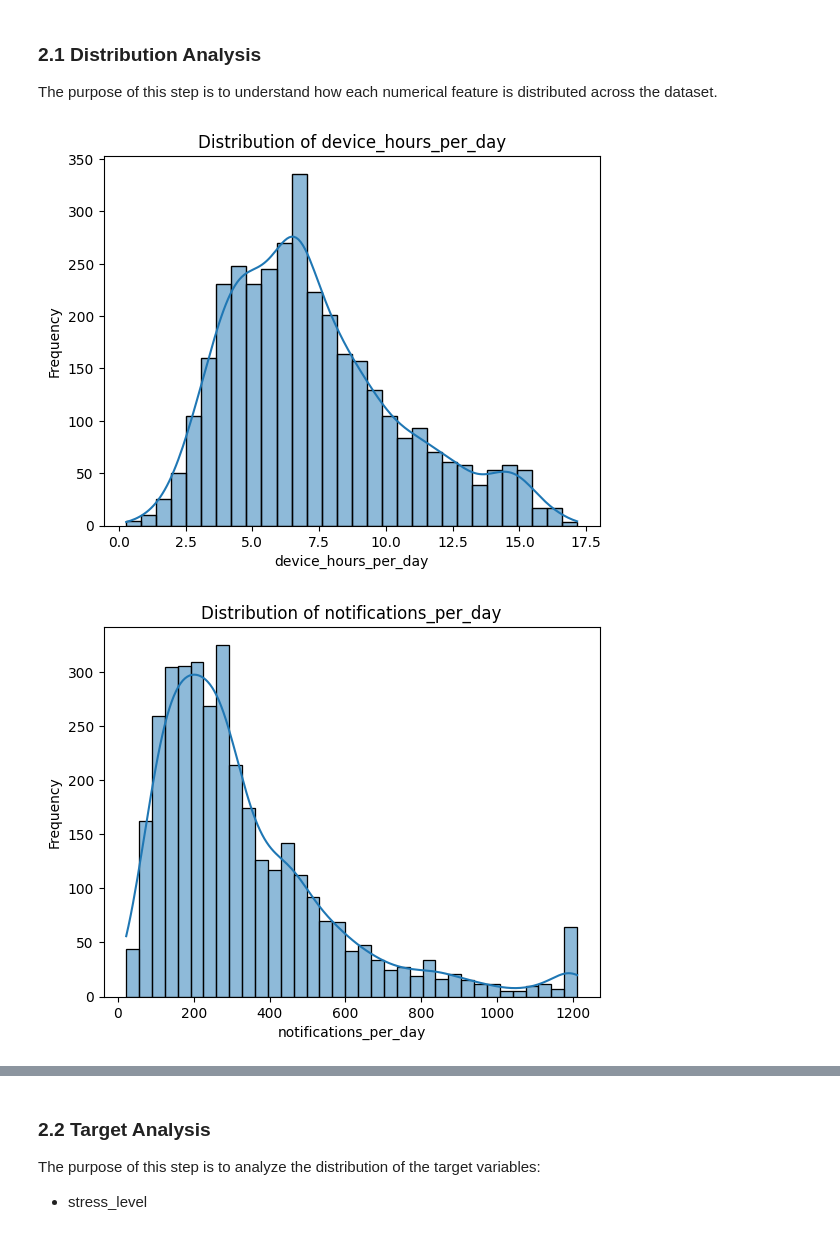
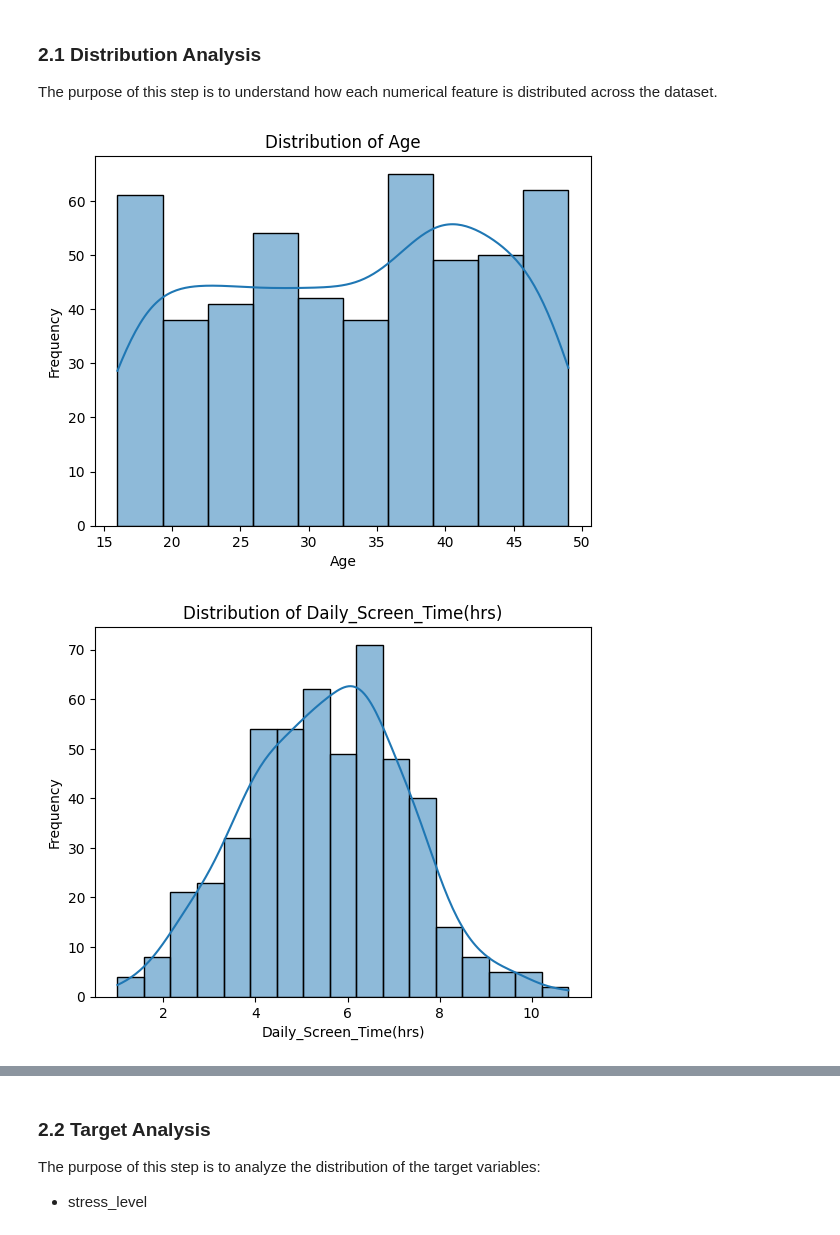
Before and after one commit to Chhun-Nika/DS-FinalProject, a Jupyter notebook: 02-EDA/02_DataEDA.ipynb, the cells around one changed output, grey strips where cells are left out. Drawn from its saved outputs; the diff is of its cells as text; code cells hidden in the pictures.

```diff
--- a/02-EDA/02_DataEDA.ipynb
+++ b/02-EDA/02_DataEDA.ipynb
@@ -8,30 +8,33 @@ import matplotlib.pyplot as plt
 # %% [markdown]
 # load dataset
 # %%
-df = pd.read_csv("../00-dataSource/clean_data_v1.csv")
+df = pd.read_csv("../00-dataSource/dataSourceV2/clean_data_v1.csv")
 # %% [markdown]
 ## 2. Explorary Data Analysis
 # %% [markdown]
 ### 2.1 Distribution Analysis
 The purpose of this step is to understand how each numerical feature is distributed across the dataset.
 # %%
+
+# Correct numerical columns
 cols = [
-    'device_hours_per_day',
-    'notifications_per_day',
-    'social_media_mins',
-    'study_mins',
-    'sleep_hours',
-    'stress_level',
-    'digital_dependence_score'
+    'Age',
+    'Daily_Screen_Time(hrs)',
+    'Sleep_Quality(1-10)',
+    'Stress_Level(1-10)',
+    'Days_Without_Social_Media',
+    'Exercise_Frequency(week)',
+    'Happiness_Index(1-10)'
 ]
 
+# Plot distribution
 for col in cols:
     plt.figure()
     sns.histplot(df[col], kde=True)
     plt.title(f"Distribution of {col}")
     plt.xlabel(col)
     plt.ylabel("Frequency")
     plt.show()
 # %% [output]
-[figure, old version]
+[figure, new version]
-[figure, old version]
+[figure, new version]
```
Also changed, not shown: parts of 6 cells of this notebook, 21 other files.
